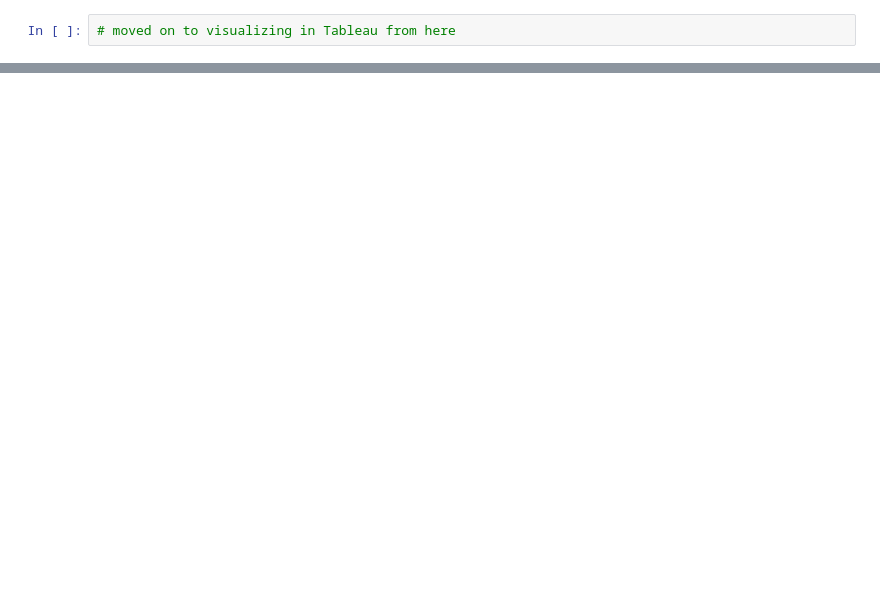
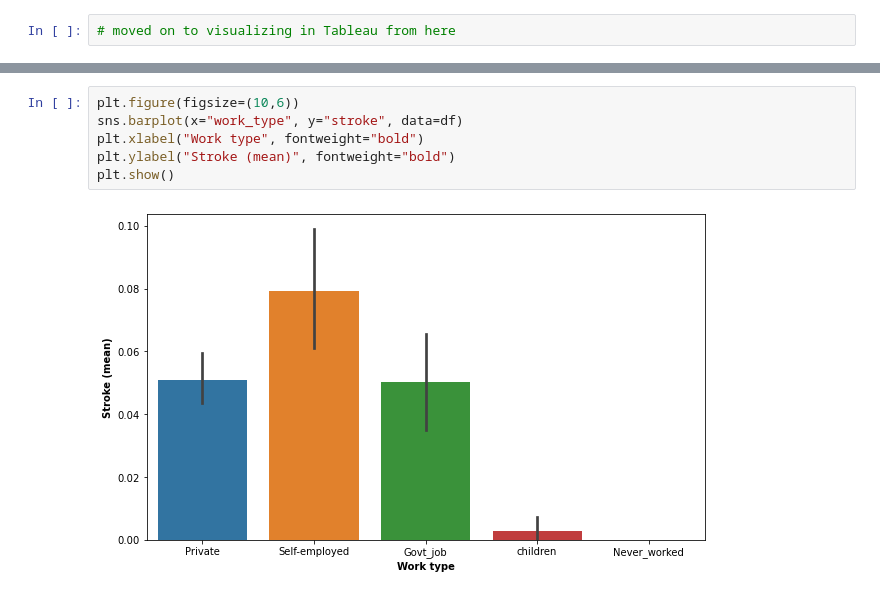
Before and after one commit to stroke-predictors/germain-capstone-stoke-prediction, a Jupyter notebook: explore-Sarah.ipynb, the cells around one changed output, grey strips where cells are left out. Drawn from its saved outputs; the diff is of its cells as text; blank space fills up the shorter version.

```diff
--- a/explore-Sarah.ipynb
+++ b/explore-Sarah.ipynb
@@ -242,0 +270,8 @@ Tips for final notebook
+# %%
+plt.figure(figsize=(10,6))
+sns.barplot(x="work_type", y="stroke", data=df)
+plt.xlabel("Work type", fontweight="bold")
+plt.ylabel("Stroke (mean)", fontweight="bold")
+plt.show()
+# %% [output]
+[figure, added]
```
Also changed, not shown: parts of 17 cells of this notebook.
